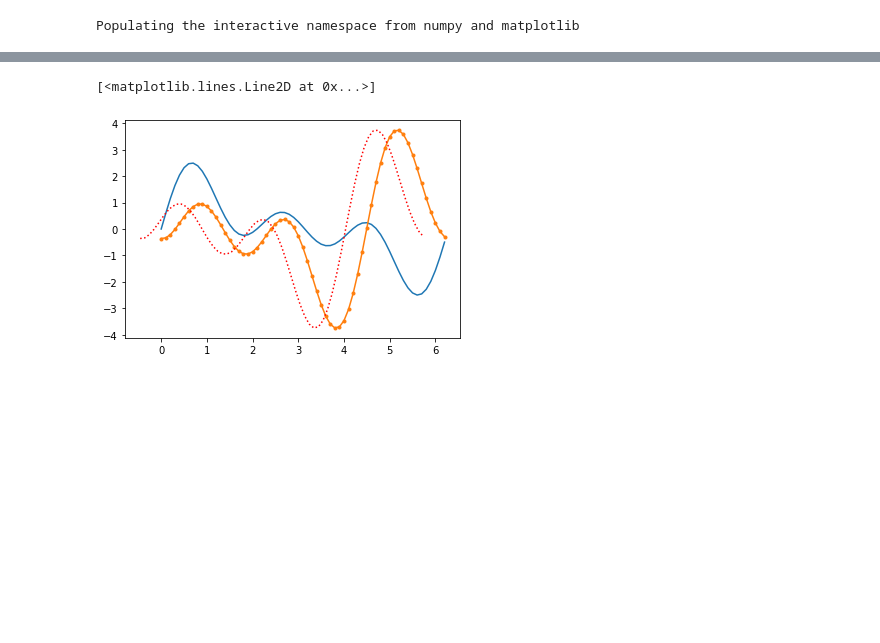
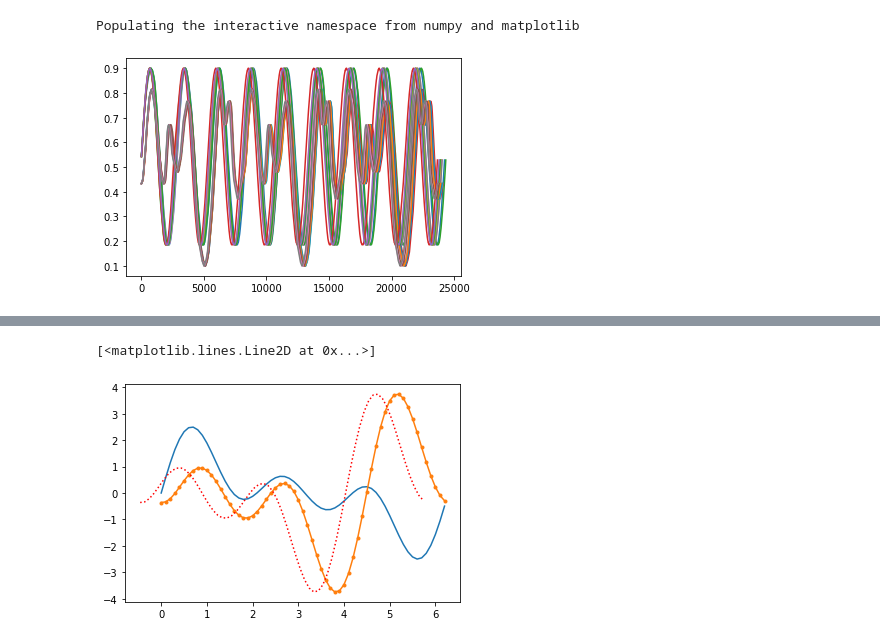
Before and after one commit to neuralabc/spft-java, a Jupyter notebook: spft/ComputingBxMetrics_testing.ipynb, the cells around one changed output, grey strips where cells are left out. Cells and saved outputs as stored; diff of their text form; code cells hidden in the pictures; blank space fills up the shorter version.

```diff
--- a/spft/ComputingBxMetrics_testing.ipynb
+++ b/spft/ComputingBxMetrics_testing.ipynb
@@ -274,3 +303,10 @@ for_time,ref_time,for_vals,ref_vals = score_spft_data(data)
     # if idx == 0:
     #     all_LRN_lag = np.zeros((len(subs),LRN_lag.shape[0]))
     # all_LRN_lag[idx,:] = LRN_lag
+# %%
+res=score_spft_data(data)
+
+for idx in range(len(res['trial_data']['ref_interp'])):
+    plt.plot(res['trial_data']['common_time'][idx],res['trial_data']['ref_interp'][idx])
+# %% [output]
+[figure, added]
```
Also changed, not shown: parts of 12 cells of this notebook.
